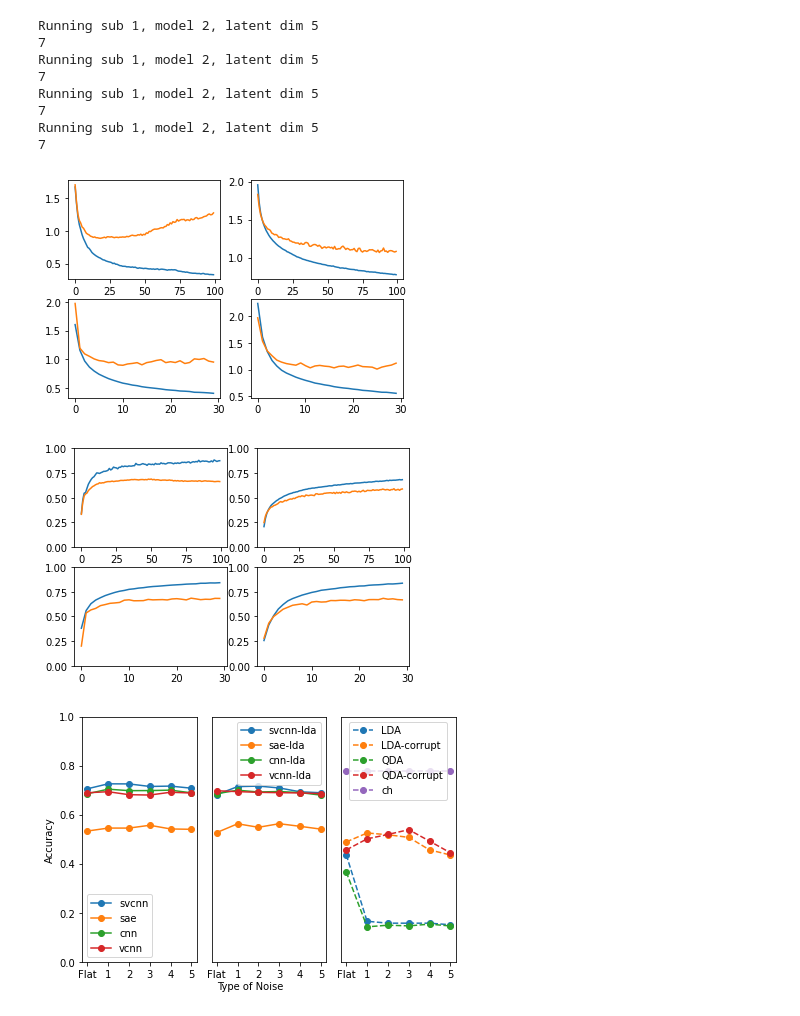
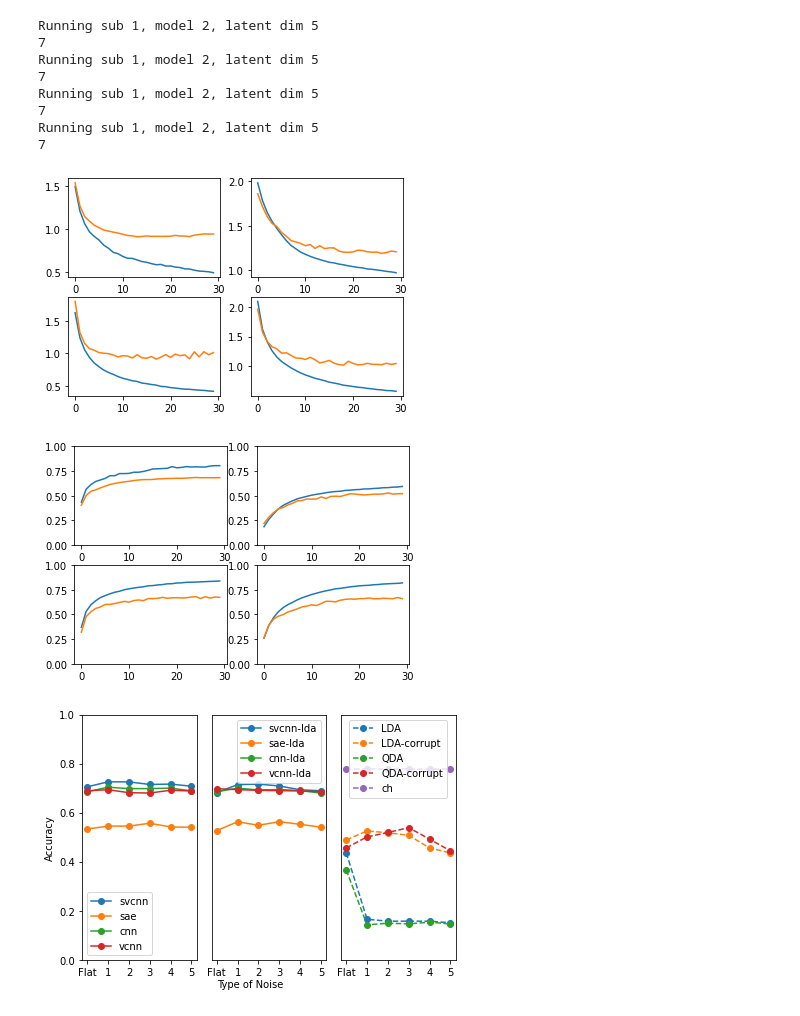
Before and after one commit to yuniteh/latent_rep, a Jupyter notebook: python/loop_main.ipynb, the cells around one changed output. Cells and saved outputs as stored; diff of their text form; code cells hidden in the pictures.

```diff
--- a/python/loop_main.ipynb
+++ b/python/loop_main.ipynb
@@ -14,12 +14,14 @@ with open('train_data_raw_'  + sub_type + '.p', 'rb') as f:
     raw, params,feat,feat_sq = pickle.load(f)
 # %%
 import loop as lp
-last_acc = np.full([1,4],np.nan)
-last_val = np.full([1,4],np.nan)
+last_acc = np.full([5, 10,4],np.nan)
+last_val = np.full([5, 10,4],np.nan)
 i = 0
 
-temp_acc, temp_val, file_name = lp.loop_cv(raw, params, sub_type, n_train='fullgaussflat4', load=True, train_scale=5,epochs= 30, batch_size = 128, sparsity=True,dt='cv',feat_type='feat',noise=True, latent_dim=5,sub=1,mod = ['qda'])
-last_acc[i,:] = np.nanmean(temp_acc,axis=0)
-last_val[i,:] = np.nanmean(temp_val,axis=0)
-i += 1
+for sub_i in range(1,6):
+    lat = 4
+    temp_acc, temp_val, file_name = lp.loop_cv(raw, params, sub_type, n_train='fullgaussflat4', load=True, train_scale=5, epochs= 30, batch_size = 128, sparsity=True,dt='cv',feat_type='feat',noise=True, latent_dim=lat,sub=sub_i,mod = 'none')
+    last_acc[sub_i-1,i,:] = np.nanmean(temp_acc,axis=0)
+    last_val[sub_i-1,i,:] = np.nanmean(temp_val,axis=0)
+    i += 1
 # %% [output]
@@ -30,3 +45,6 @@ Running sub 1, model 2, latent dim 5, cv 4
+# %%
+ave_acc = np.nanmean(last_acc,axis=0)
+ave_va = np.nanmean(last_val,axis=0)
 # %%
 acc_all, acc_noise, acc_clean, file_name = lp.loop_noise_new(raw, params, sub_type, dt = 'cv', sparsity=True, load=True, batch_size=128, latent_dim=5, epochs=30,train_scale=5, n_train='fullgaussflat4', n_test='partflat2',feat_type='feat', noise=True)
 # %% [output]
@@ -54,7 +72,6 @@ foldername = 'models' + '_' + str(train_grp) + '_' + dt
 batch_size = 128
 n_test = 0
 lr = 0.001
-den = False
 
 loss = np.full([4,4,epochs],np.nan)
 val_loss = np.full([4,4,epochs],np.nan)
@@ -64,8 +81,6 @@ val_acc = np.full([4,4,epochs],np.nan)
 for sub in range(1,2):#6):
     for cv in range(1,5):
         filename = foldername + '/' + sub_type + str(sub) + '_' + feat_type + '_dim_' + str(latent_dim) + '_ep_' + str(epochs) + '_bat_' + str(batch_size) + '_' + n_train + '_' + str(train_scale) + '_lr_' + str(int(lr*10000))
-        if not den:
-            filename += '_den_'
         filename += '_cv_'+ str(cv) + '_sparse'
         with open(filename + '_hist.p', 'rb') as f:
             svae_hist, sae_hist, cnn_hist, vcnn_hist = pickle.load(f)
@@ -86,35 +101,35 @@ for sub in range(1,2):#6):
         # val_acc[cv-1,...] = np.array([svae_hist['val_clf_accuracy'], sae_hist['val_accuracy'], cnn_hist['val_accuracy'], vcnn_hist['val_accuracy']])
 
     resultsfile = filename
     # with open(resultsfile + '_results.p', 'rb') as f:
     #     acc_all, acc_clean, acc_noise = pickle.load(f)
 
     ave_loss = np.mean(loss,axis=0)
     ave_val = np.mean(val_loss,axis=0)
     ave_acc = np.mean(acc,axis=0)
     ave_val_acc = np.mean(val_acc,axis=0)
 
     plt.figure(sub)
     for i in range(0,4):
         ax = plt.subplot(2,2,i+1)
         ax.plot(ave_loss[i])
         ax.plot(ave_val[i])
         # ax.set_ylim(0,5)
         # ax.set_ylim(np.min(ave_loss[i]),np.max(ave_val[i]))
         # if i < 3:
         #     ax.set_ylim(0,1.5)
         # else:
         #     ax.set_ylim(0,0.4)
     plt.figure(sub+1)
     for i in range(0,4):
         ax2 = plt.subplot(2,2,i+1)
         ax2.plot(ave_acc[i])
         ax2.plot(ave_val_acc[i])
         # ax2.set_ylim(np.min(ave_val_acc[i]),np.max(ave_acc[i]))
         ax2.set_ylim(0,1)
 # %% [output]
-[figure, old version]
+[figure, new version]
-[figure, old version]
+[figure, new version]
 # %%
 # Load noise results
 sub_all, sub_noise, sub_clean, ave_all, ave_noise, ave_clean = lp.ave_results(params, sub_type, train_grp=2, feat_type='feat',epochs=30,n_train='fullgaussflat4',train_scale=5,n_test='partgauss2', latent_dim=5,loop_i='noise', dt='cv')
```
Also changed, not shown: parts of 6 cells of this notebook, 2 other files.
